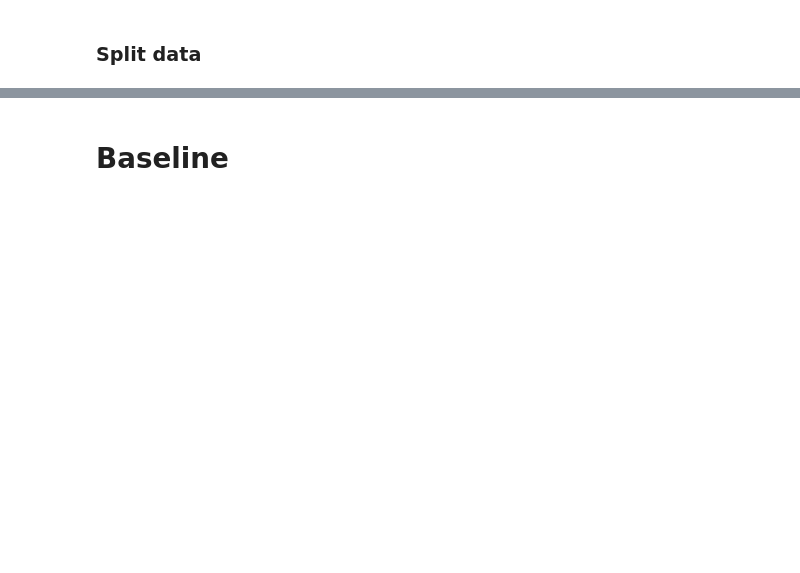
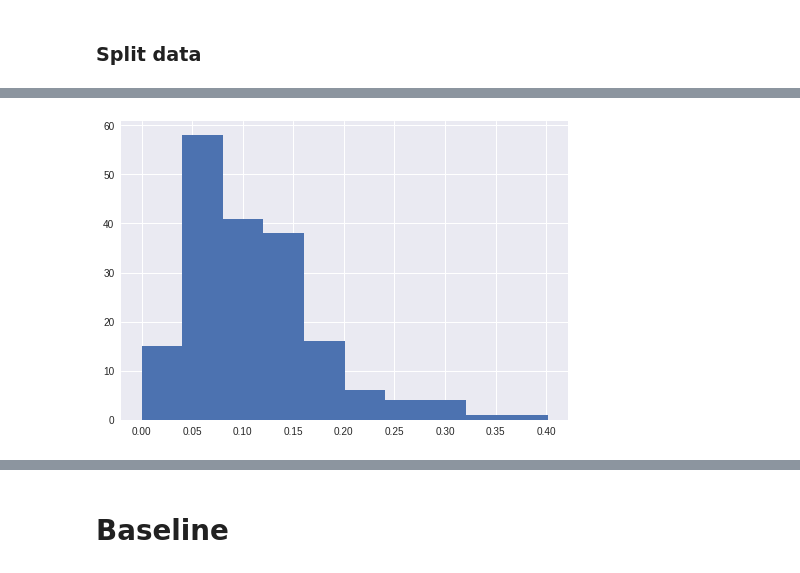
Before and after one commit to hrosspet/qminers, a Jupyter notebook: volume_prediction.ipynb, the cells around one changed output, grey strips where cells are left out. Saved outputs shown, nothing was run; the diff lists cells and outputs as text; code cells hidden in the pictures; blank space fills up the shorter version.

```diff
--- a/volume_prediction.ipynb
+++ b/volume_prediction.ipynb
@@ -63,0 +234,5 @@ df.plot();
+# %%
+plt.figure()
+plt.hist(data_val_transformed[:,-1]);
+# %% [output]
+[figure, added]
```
Also changed, not shown: parts of 94 cells of this notebook.
